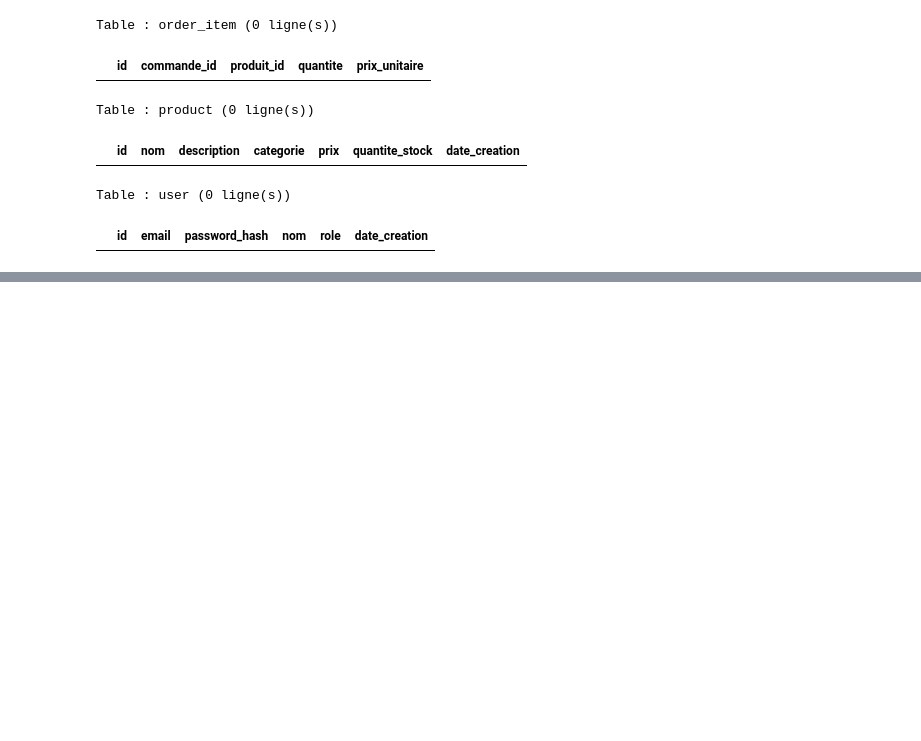
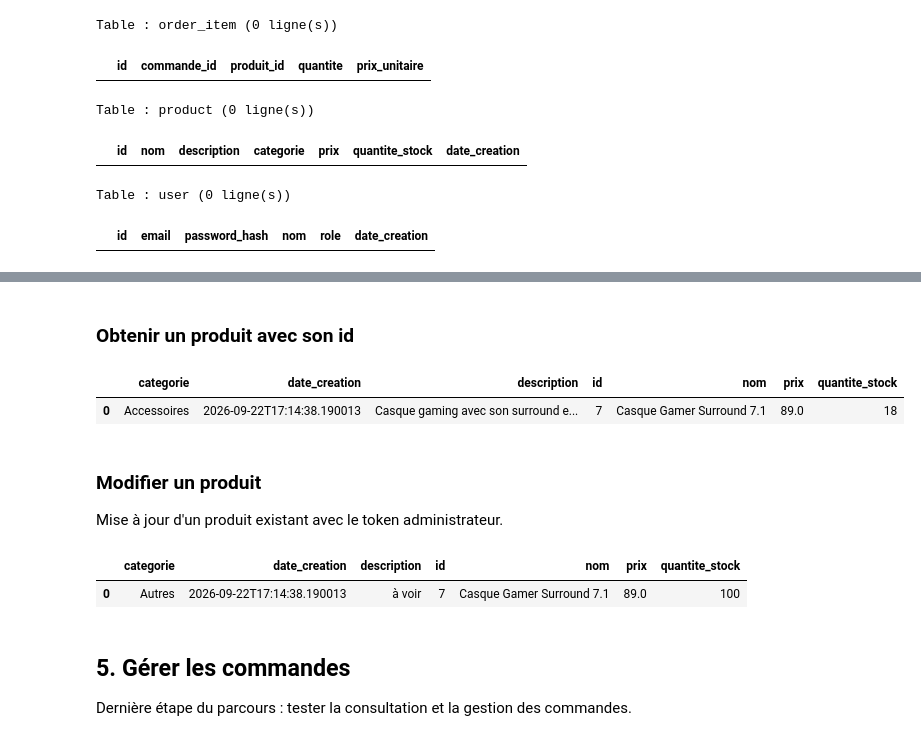
Before and after one commit to Kevin-Le-Grand/flask_e_market, a Jupyter notebook: test.ipynb, the cells around one changed output, grey strips where cells are left out. Saved outputs shown, nothing was run; the diff lists cells and outputs as text; code cells hidden in the pictures; blank space fills up the shorter version.

```diff
--- a/test.ipynb
+++ b/test.ipynb
@@ -43,0 +204,15 @@ Table : user (0 ligne(s))
+# %%
+response = requests.post(
+    "http://localhost:5000/api/auth/login",
+    json={
+        "email": "client@digimarket.com",
+        "password": "client",
+    },
+)
+
+client_token = response.json().get("access_token")
+print("Status :", response.status_code)
+print(response.json()["user"]["username"],
+      f"(id : {response.json()["user"]["id"]}) ",
+        "est connecté avec succès.\n",
+      f"Le token d'accès est : {client_token}")
@@ -43,0 +348,22 @@ Table : user (0 ligne(s))
+# %% [markdown]
+### Obtenir un produit avec son id
+# %%
+def get_product_by_id(token, id_product):
+    headers = {"Authorization": f"Bearer {token}"} if token else {}
+    response = requests.get(
+        f"http://localhost:5000/api/produits/{id_product}",
+        headers=headers,
+    )
+    return response.status_code, response.json()
+
+status, body = get_product_by_id(client_token, 7)
+
+product_by_id = pd.DataFrame([body])
+product_by_id
+# %% [output]
+|  | categorie | date_creation | description | id | nom | prix | quantite_stock |
+| 0 | Accessoires | 2026-09-22T17:14:38.190013 | Casque gaming avec son surround e... | 7 | Casque Gamer Surround 7.1 | 89.0 | 18 |
+# %% [markdown]
+### Modifier un produit
+
+Mise à jour d'un produit existant avec le token administrateur.
@@ -43,0 +379,19 @@ Table : user (0 ligne(s))
+# %%
+product={ "id": 7,
+          "nom": "modification ok",
+          "categorie": "Autres",
+          "description" : "à voir",
+          "quantite_stock" : 100
+}
+
+status, body = modify_product(admin_token, product)
+
+new_line = pd.DataFrame([body])
+new_line
+# %% [output]
+|  | categorie | date_creation | description | id | nom | prix | quantite_stock |
+| 0 | Autres | 2026-09-22T17:14:38.190013 | à voir | 7 | Casque Gamer Surround 7.1 | 89.0 | 100 |
+# %% [markdown]
+## 5. Gérer les commandes
+
+Dernière étape du parcours : tester la consultation et la gestion des commandes.
```
Also changed, not shown: parts of 27 cells of this notebook, 7 other files.
